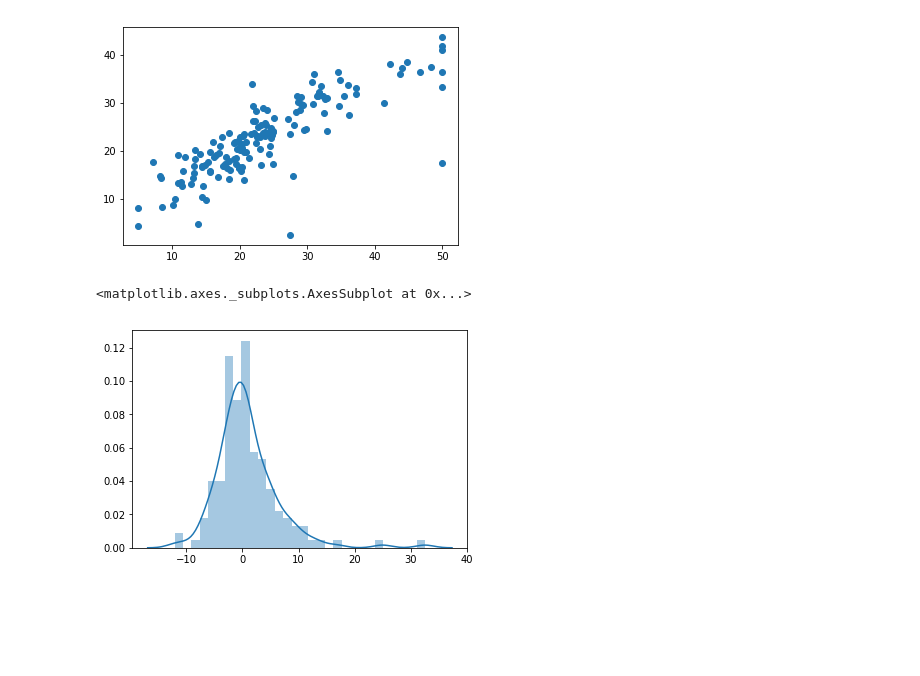
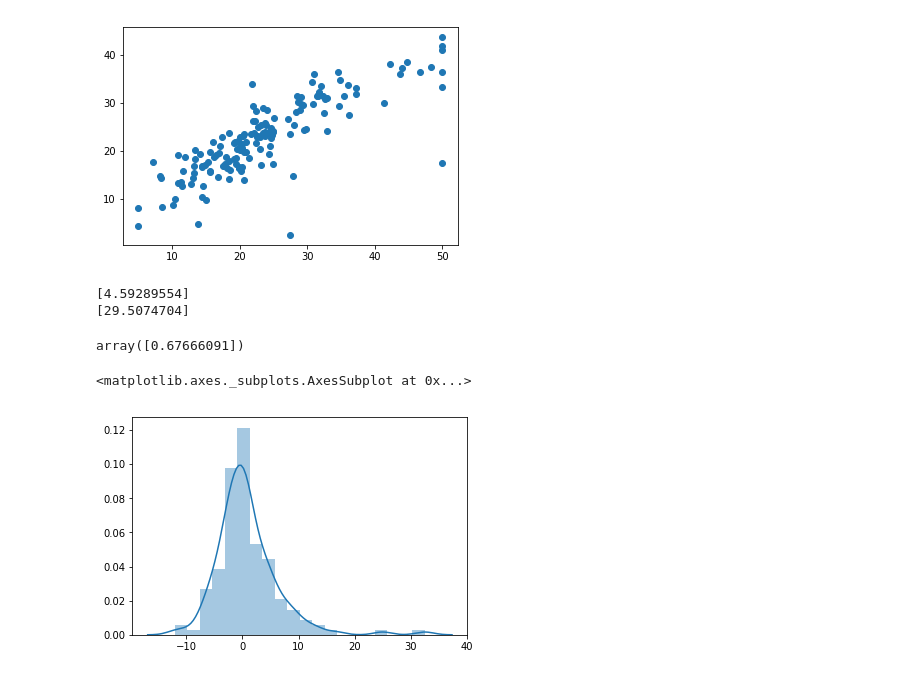
Before and after one commit to oyuan124/ml-algorithm, a Jupyter notebook: linear-regression/Linear Regression Implementation.ipynb, the cells around one changed output. Drawn from its saved outputs; the diff is of its cells as text; code cells hidden in the pictures; blank space fills up the shorter version.

Commit message:
finish linear regression
Added a few statistics including RSE, F-score and R squared

```diff
--- a/linear-regression/Linear Regression Implementation.ipynb
+++ b/linear-regression/Linear Regression Implementation.ipynb
@@ -219,8 +217,34 @@ plt.scatter(y_test, predictions)
 # %% [output]
 <matplotlib.collections.PathCollection at 0x...>
 [figure]
+# %%
+# calculate RSE and F-score
+
+RSS = sum((y_test-predictions)**2)
+
+P = np.size(X,1)
+
+TSS = sum((y_test - np.mean(y_test))**2)
+
+RSE = (RSS/len(predictions)-P-1)**0.5
+
+F_score = ((TSS-RSS)/P) / (RSS/(len(predictions)-P-1))
+
+print(RSE)
+print(F_score)
+# %% [output]
+[4.59289554]
+[29.5074704]
+# %%
+# calculae R square
+
+R_square = 1-RSS/TSS
+
+R_square
+# %% [output]
+array([0.67666091])
 # %%
-sns.distplot((y_test-predictions), bins = 30)
+sns.distplot((y_test-predictions), bins = 20)
 # %% [output]
 <matplotlib.axes._subplots.AxesSubplot at 0x...>
-[figure, old version]
+[figure, new version]
```
Also changed, not shown: parts of 6 cells of this notebook.
